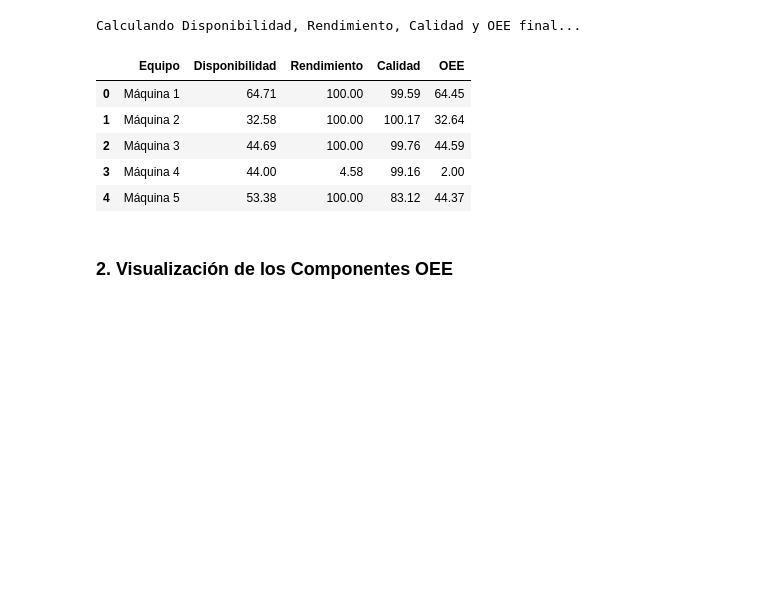
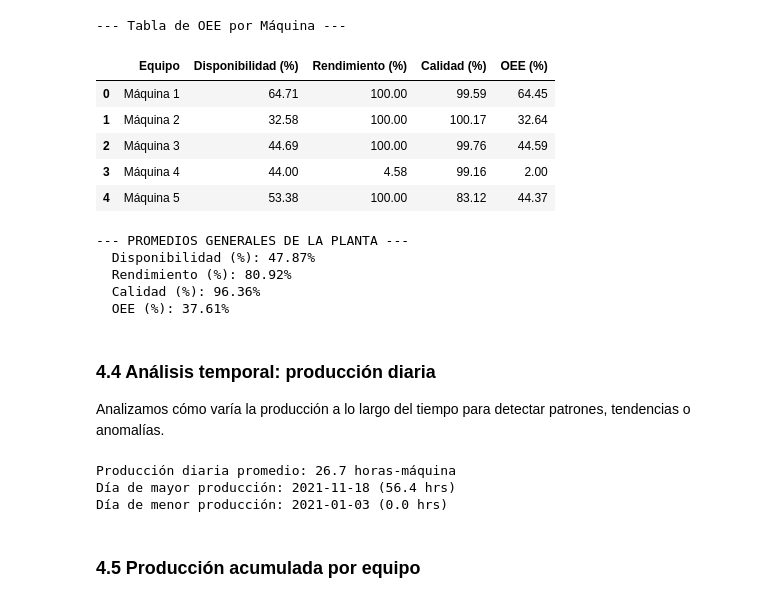
Before and after one commit to diego-neumann/Proyecto_OEE_Empaque, a Jupyter notebook: notebooks/02_calculo_y_graficos_oee.ipynb, the cells around one changed output. Cells and saved outputs as stored; diff of their text form; code cells hidden in the pictures; blank space fills up the shorter version.

```diff
--- a/notebooks/02_calculo_y_graficos_oee.ipynb
+++ b/notebooks/02_calculo_y_graficos_oee.ipynb
@@ -46,62 +95,79 @@ Para calcular el OEE agruparemos los datos para cada equipo:
 # %%
-print("Calculando Disponibilidad, Rendimiento, Calidad y OEE final...")
-equipos = df['equipo_nombre'].unique()
-equipos.sort()
+# Calcular OEE para cada máquina
+equipos = sorted(df['equipo_nombre'].unique())
 oee_data = []
 
 for eq in equipos:
     df_eq = df[df['equipo_nombre'] == eq]
 
     # --- DISPONIBILIDAD ---
     total_time = df_eq['elapsed'].sum()
     scheduled_downtime = df_eq[df_eq['tipo_estado'] == 'Mantenimiento Planeado']['elapsed'].sum()
     planned_production_time = total_time - scheduled_downtime
-
-    # Se toma el estado de producción efectiva
     operating_time = df_eq[df_eq['tipo_estado'] == 'Producción']['elapsed'].sum()
     availability = operating_time / planned_production_time if planned_production_time > 0 else 0
 
     # --- RENDIMIENTO ---
-    # Incremento total neto del contador 'pi'
-    total_pi = df_eq['pi'].max() - df_eq['pi'].min()
-
-    # El 'elapsed' se asume medido en milisegundos, por lo cual convertimos a horas.
-    operating_time_hr = operating_time / 1000 / 3600
-
-    # Velocidad máxima/nominal medida para la máquina.
-    max_speed_hr = df_eq['speed'].max()
+    total_pi = df_eq['pi'].max() - df_eq['pi'].min()  # Incremento neto del contador
+    operating_time_hr = operating_time / 1000 / 3600   # Milisegundos a horas
+    max_speed_hr = df_eq['speed'].max()                # Velocidad nominal (máxima registrada)
     expected_pi = operating_time_hr * max_speed_hr
-
     performance = total_pi / expected_pi if expected_pi > 0 else 0
-
-    # Fallos de sincronización / contadores anómalos suelen empujar arriba de 100%
-    if performance > 1.0: performance = 1.0
+    if performance > 1.0:
+        performance = 1.0  # Limitar al 100% (anomalías de contadores)
 
     # --- CALIDAD ---
-    # Piezas resultantes 'po'
-    total_po = df_eq['po'].max() - df_eq['po'].min()
+    total_po = df_eq['po'].max() - df_eq['po'].min()   # Piezas buenas de salida
     quality = total_po / total_pi if total_pi > 0 else 0
 
-    # --- OEE TOTAL ---
+    # --- OEE ---
     oee = availability * performance * quality
 
     oee_data.append({
         'Equipo': eq,
-        'Disponibilidad': availability * 100,
-        'Rendimiento': performance * 100,
-        'Calidad': quality * 100,
-        'OEE': oee * 100
+        'Disponibilidad (%)': round(availability * 100, 2),
+        'Rendimiento (%)': round(performance * 100, 2),
+        'Calidad (%)': round(quality * 100, 2),
+        'OEE (%)': round(oee * 100, 2)
     })
 
 oee_df = pd.DataFrame(oee_data)
-display(oee_df.round(2))
+print("--- Tabla de OEE por Máquina ---")
+display(oee_df)
 # %% [output]
-Calculando Disponibilidad, Rendimiento, Calidad y OEE final...
+--- Tabla de OEE por Máquina ---
-|  | Equipo | Disponibilidad | Rendimiento | Calidad | OEE |
+|  | Equipo | Disponibilidad (%) | Rendimiento (%) | Calidad (%) | OEE (%) |
 | 0 | Máquina 1 | 64.71 | 100.00 | 99.59 | 64.45 |
 | 1 | Máquina 2 | 32.58 | 100.00 | 100.17 | 32.64 |
 | 2 | Máquina 3 | 44.69 | 100.00 | 99.76 | 44.59 |
 | 3 | Máquina 4 | 44.00 | 4.58 | 99.16 | 2.00 |
 | 4 | Máquina 5 | 53.38 | 100.00 | 83.12 | 44.37 |
-# %% [markdown]
-### 2. Visualización de los Componentes OEE
+# %%
+# Promedios generales de la planta
+print("--- PROMEDIOS GENERALES DE LA PLANTA ---")
+promedios = oee_df[['Disponibilidad (%)', 'Rendimiento (%)', 'Calidad (%)', 'OEE (%)']].mean()
+for metrica, valor in promedios.items():
+    print(f"  {metrica}: {valor:.2f}%")
+# %% [output]
+--- PROMEDIOS GENERALES DE LA PLANTA ---
+  Disponibilidad (%): 47.87%
+  Rendimiento (%): 80.92%
+  Calidad (%): 96.36%
+  OEE (%): 37.61%
+# %% [markdown]
+### 4.4 Análisis temporal: producción diaria
+
+Analizamos cómo varía la producción a lo largo del tiempo para detectar patrones, tendencias o anomalías.
+# %%
+# Horas de producción por día
+produccion_diaria = df[df['tipo_estado'] == 'Producción'].groupby('fecha')['elapsed'].sum() / 1000 / 3600
+
+print(f"Producción diaria promedio: {produccion_diaria.mean():.1f} horas-máquina")
+print(f"Día de mayor producción: {produccion_diaria.idxmax()} ({produccion_diaria.max():.1f} hrs)")
+print(f"Día de menor producción: {produccion_diaria.idxmin()} ({produccion_diaria.min():.1f} hrs)")
+# %% [output]
+Producción diaria promedio: 26.7 horas-máquina
+Día de mayor producción: 2021-11-18 (56.4 hrs)
+Día de menor producción: 2021-01-03 (0.0 hrs)
+# %% [markdown]
+### 4.5 Producción acumulada por equipo
```
Also changed, not shown: parts of 27 cells of this notebook, 6 other files.
